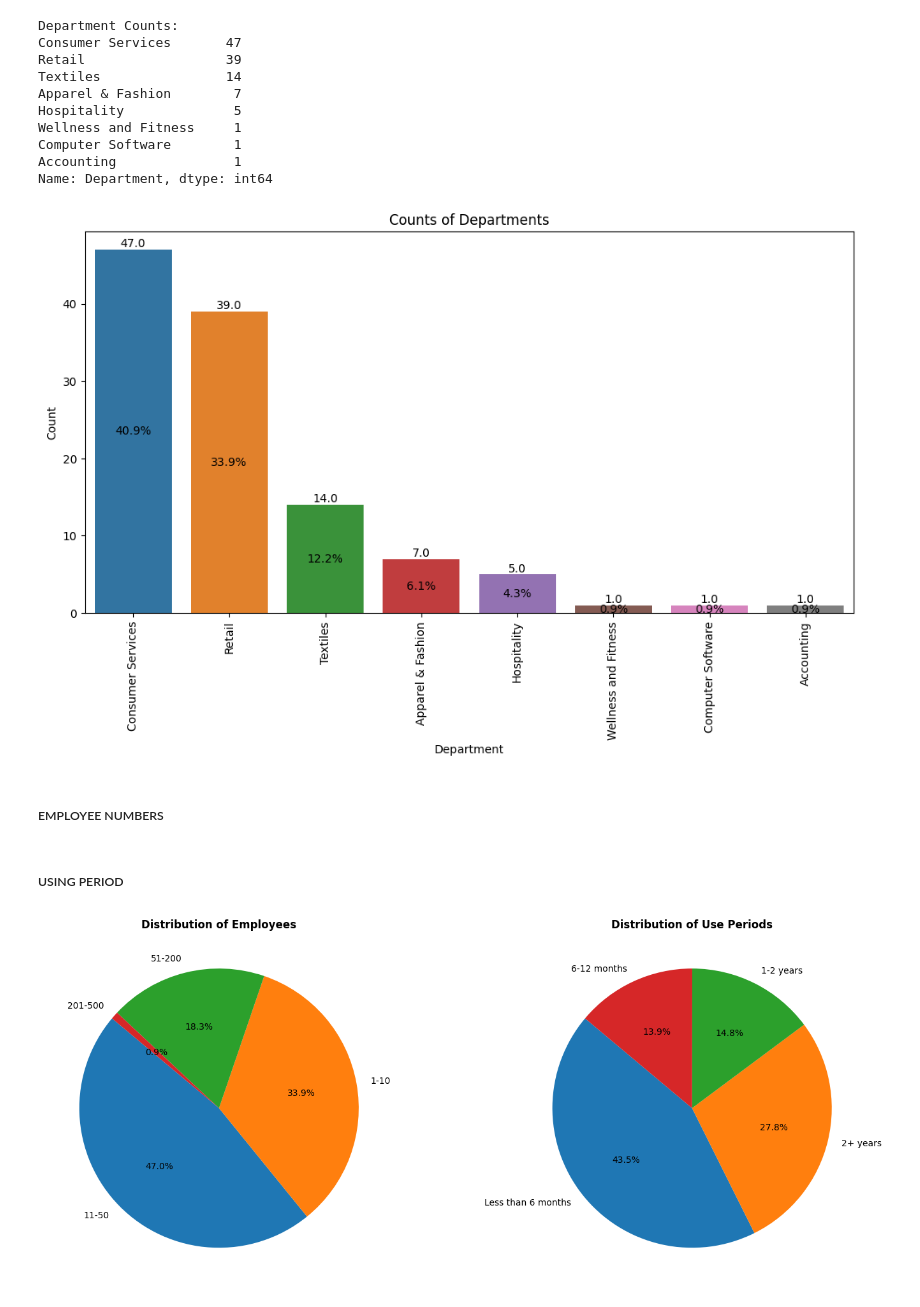
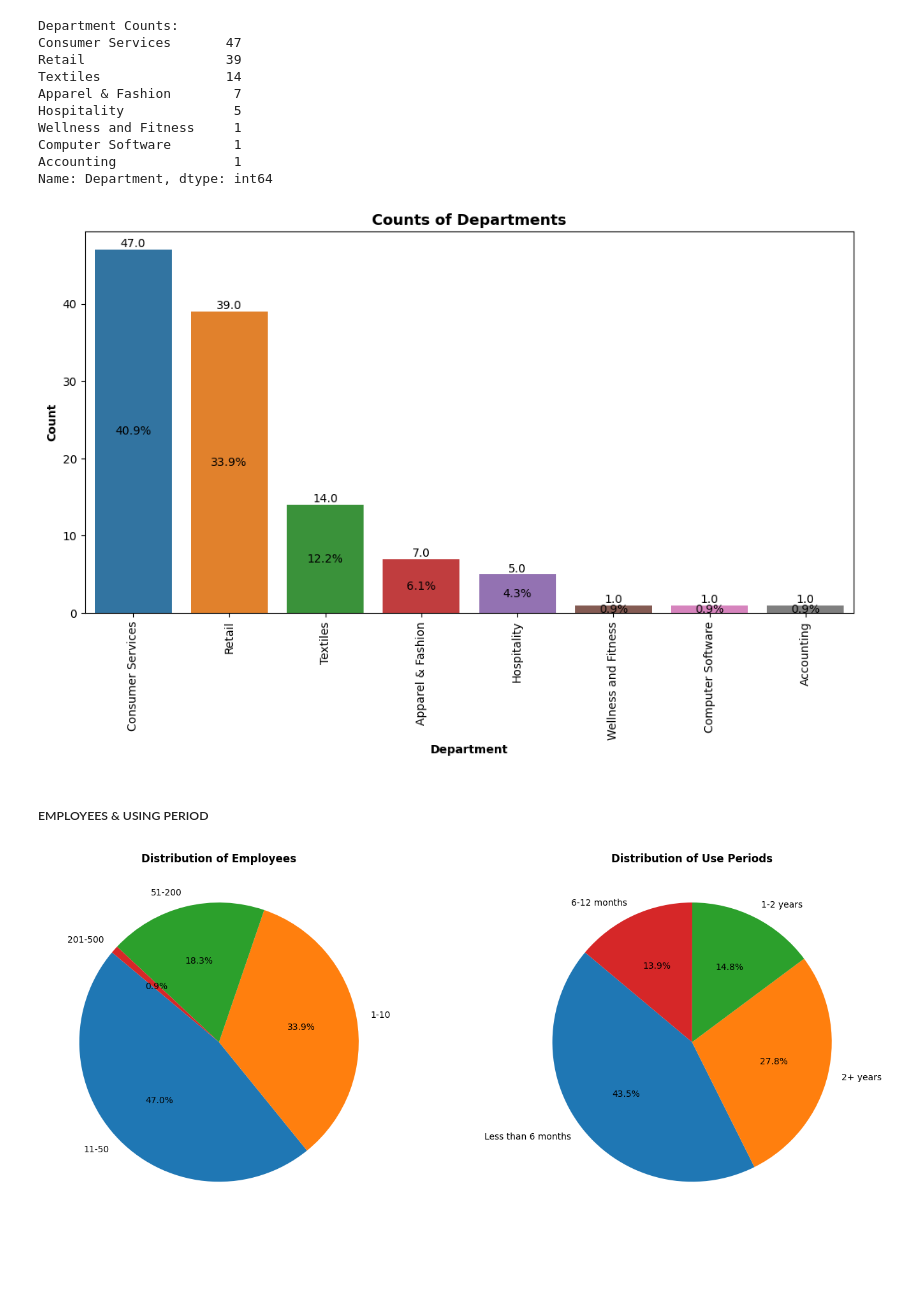
Before and after one commit to ArifAygun/Sentiment-Analysis-SMRT, a Jupyter notebook: SMRT_Statistical_Analysis.ipynb, the cells around one changed output. Saved outputs shown, nothing was run; the diff lists cells and outputs as text; code cells hidden in the pictures; blank space fills up the shorter version.

```diff
--- a/SMRT_Statistical_Analysis.ipynb
+++ b/SMRT_Statistical_Analysis.ipynb
@@ -323,31 +347,29 @@ Name: Department, dtype: int64
 # %%
 department_counts = reviews['Department'].value_counts()
 
 plt.figure(figsize=(12, 6))
 ax = sns.countplot(data=reviews, x='Department', order=department_counts.index)
 plt.xticks(rotation=90)
 
-plt.xlabel('Department')
-plt.ylabel('Count')
-plt.title('Counts of Departments')
+plt.xlabel('Department', fontsize=10, fontweight='bold')
+plt.ylabel('Count', fontsize=10, fontweight='bold')
+plt.title('Counts of Departments', fontsize=13, fontweight='bold')
 
 total_counts = len(reviews)  # Total number of counts for calculating percentages
 
 for p in ax.patches:
     count = p.get_height()
     percentage = f'{100 * p.get_height() / total_counts:.1f}%'
     x = p.get_x() + p.get_width() / 2.
     y = p.get_height()
     ax.annotate(count, (x, y), ha='center', va='bottom')
     ax.annotate(percentage, (x, y/2), ha='center', va='center')
 
 plt.show()
 # %% [output]
-[figure, old version]
+[figure, new version]
-# %% [markdown]
-##### EMPLOYEE NUMBERS
 # %% [markdown]
-##### USING PERIOD
+##### EMPLOYEES & USING PERIOD
 # %%
 fig, axes = plt.subplots(1, 2, figsize=(15, 6))
 
```
Also changed, not shown: parts of 14 cells of this notebook.
